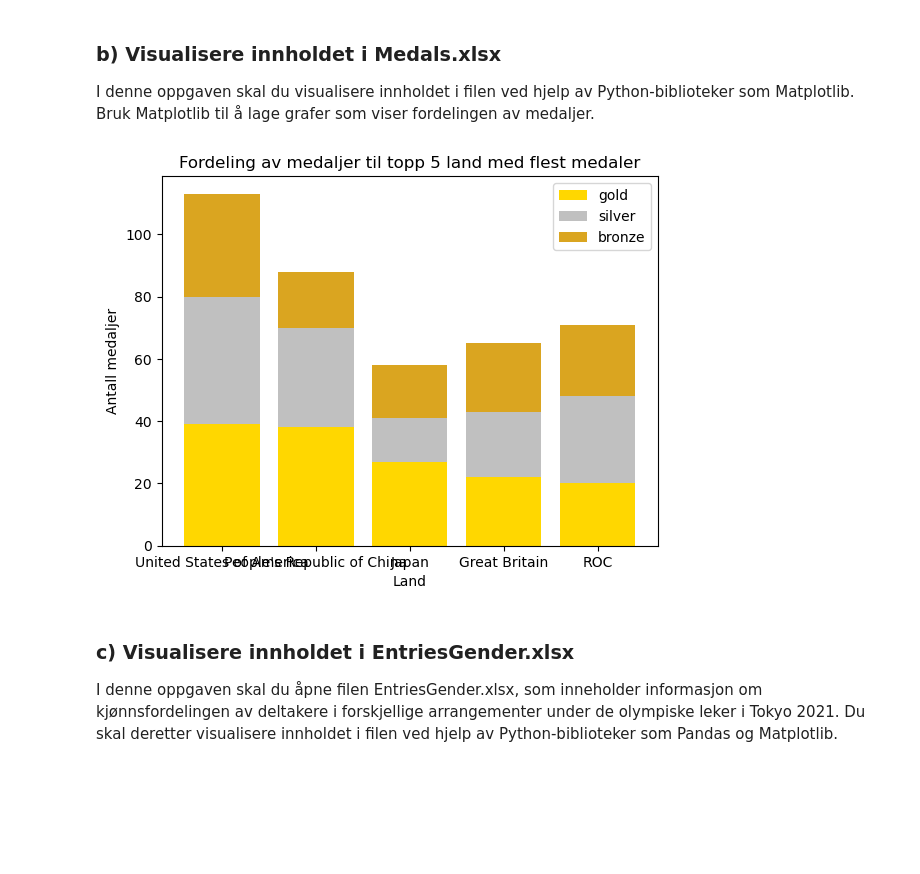
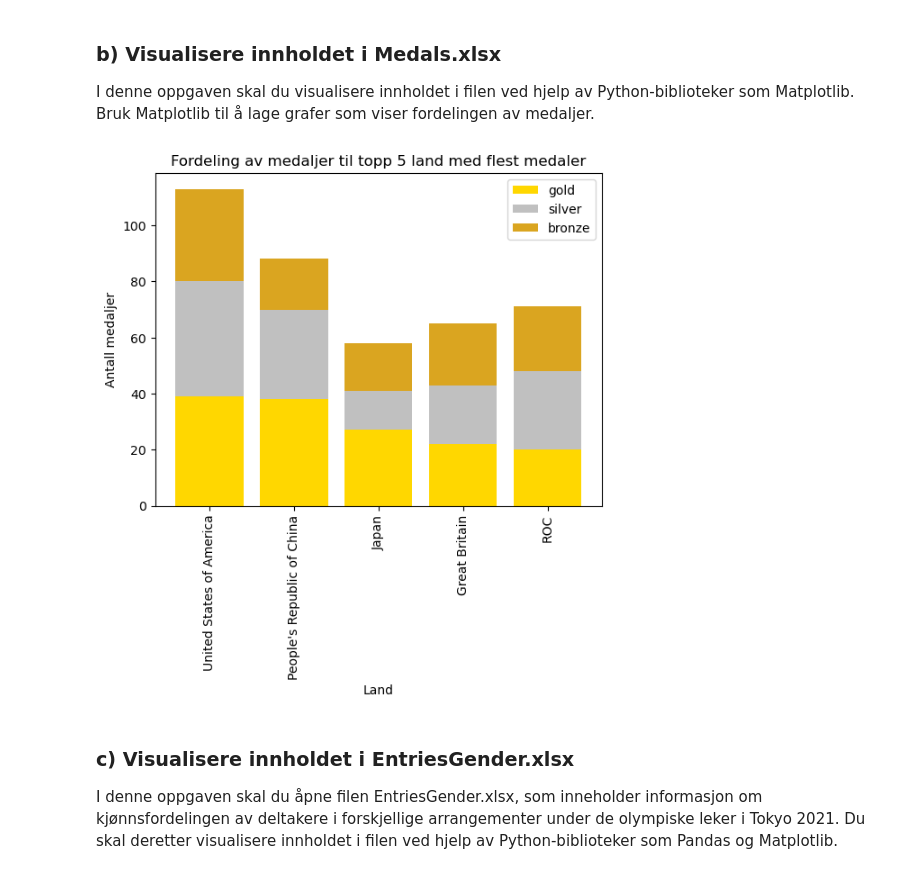
Before and after one commit to mxnilsen/TDT4114, a Jupyter notebook: 1_numpy_matplotlib.ipynb, the cells around one changed output. Saved outputs shown, nothing was run; the diff lists cells and outputs as text; code cells hidden in the pictures; blank space fills up the shorter version.

```diff
--- a/1_numpy_matplotlib.ipynb
+++ b/1_numpy_matplotlib.ipynb
@@ -52,32 +52,33 @@ Bruk Matplotlib til å lage grafer som viser fordelingen av medaljer.
 # %%
 # Skriv koden din her
 import pandas as pd
 
 file = "Medals.xlsx"
 
 data = pd.read_excel(file)
 
 import matplotlib.pyplot as plt
 
 top5 = data.head(5)
 
 land = top5['Team/NOC']
 gold = top5['Gold']
 silver = top5['Silver']
 bronze = top5['Bronze']
 
 fig, ax = plt.subplots()
 x = land
 ax.bar(x, gold, label = 'gold', color = 'gold')
 ax.bar(x, silver, label = 'silver', bottom = gold, color = 'silver')
 ax.bar(x, bronze, label = 'bronze', bottom = gold + silver, color = 'goldenrod')
 ax.set_title('Fordeling av medaljer til topp 5 land med flest medaler')
 ax.set_ylabel('Antall medaljer')
 ax.set_xlabel('Land')
 ax.legend()
+plt.xticks(rotation = 90)
 plt.show()
 # %% [output]
-[figure, old version]
+[figure, new version]
 # %% [markdown]
 ### c) Visualisere innholdet i EntriesGender.xlsx
 
```
Also changed, not shown: parts of 1 cell of this notebook.
